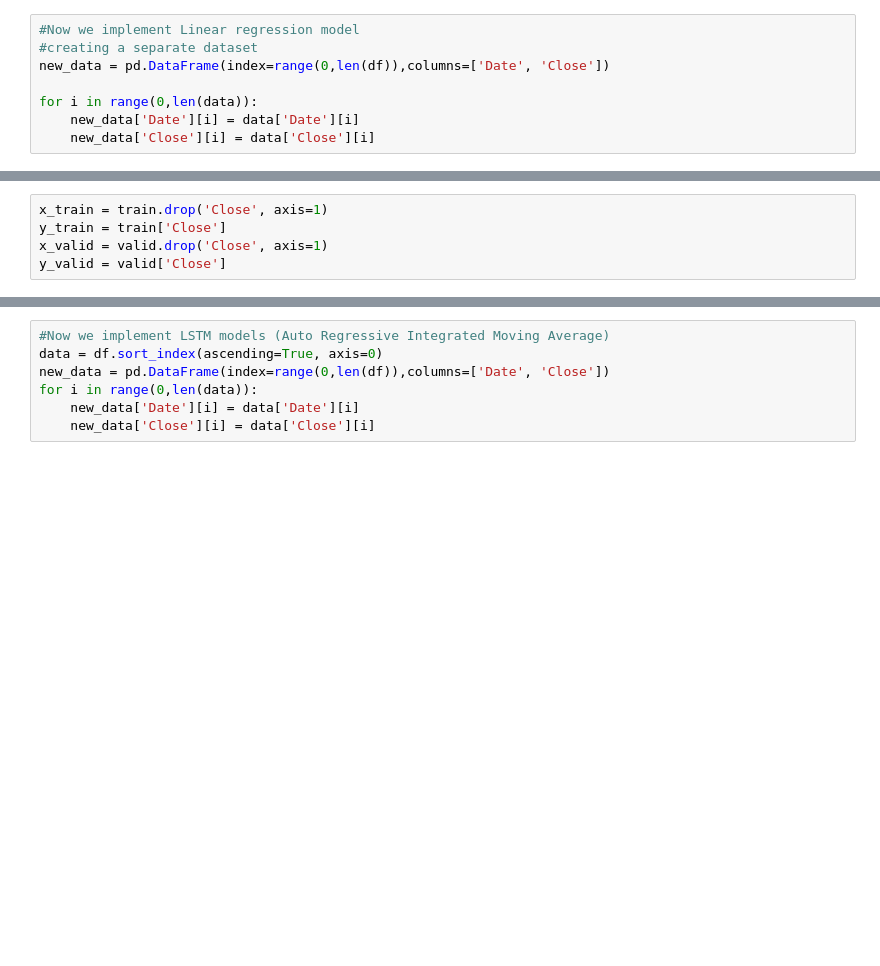
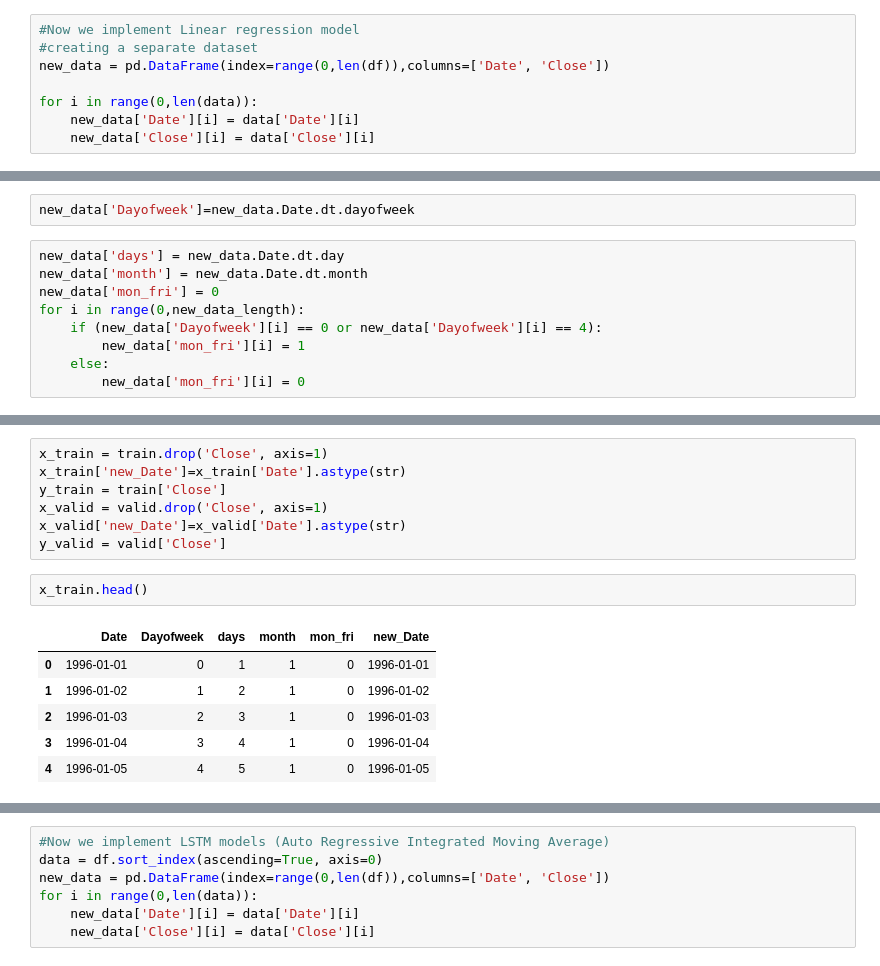
Before and after one commit to Chicken2322/Stock-Prediction, a Jupyter notebook: stock_prediction.ipynb, the cells around one changed output, grey strips where cells are left out. Cells and saved outputs as stored; diff of their text form; blank space fills up the shorter version.

```diff
--- a/stock_prediction.ipynb
+++ b/stock_prediction.ipynb
@@ -180,2 +178,13 @@ new_data.drop('Elapsed', axis=1, inplace=True)
+# %%
+new_data['Dayofweek']=new_data.Date.dt.dayofweek
+# %%
+new_data['days'] = new_data.Date.dt.day
+new_data['month'] = new_data.Date.dt.month
+new_data['mon_fri'] = 0
+for i in range(0,new_data_length):
+    if (new_data['Dayofweek'][i] == 0 or new_data['Dayofweek'][i] == 4):
+        new_data['mon_fri'][i] = 1
+    else:
+        new_data['mon_fri'][i] = 0
 # %%
 #split into train and validation
@@ -185,8 +209,19 @@ valid = new_data[987:]
 # %%
 x_train = train.drop('Close', axis=1)
+x_train['new_Date']=x_train['Date'].astype(str)
 y_train = train['Close']
 x_valid = valid.drop('Close', axis=1)
+x_valid['new_Date']=x_valid['Date'].astype(str)
 y_valid = valid['Close']
+# %%
+x_train.head()
+# %% [output]
+|  | Date | Dayofweek | days | month | mon_fri | new_Date |
+| 0 | 1996-01-01 | 0 | 1 | 1 | 0 | 1996-01-01 |
+| 1 | 1996-01-02 | 1 | 2 | 1 | 0 | 1996-01-02 |
+| 2 | 1996-01-03 | 2 | 3 | 1 | 0 | 1996-01-03 |
+| 3 | 1996-01-04 | 3 | 4 | 1 | 0 | 1996-01-04 |
+| 4 | 1996-01-05 | 4 | 5 | 1 | 0 | 1996-01-05 |
 # %%
 #implement linear regression
 from sklearn.linear_model import LinearRegression
```
Also changed, not shown: parts of 16 cells of this notebook.
